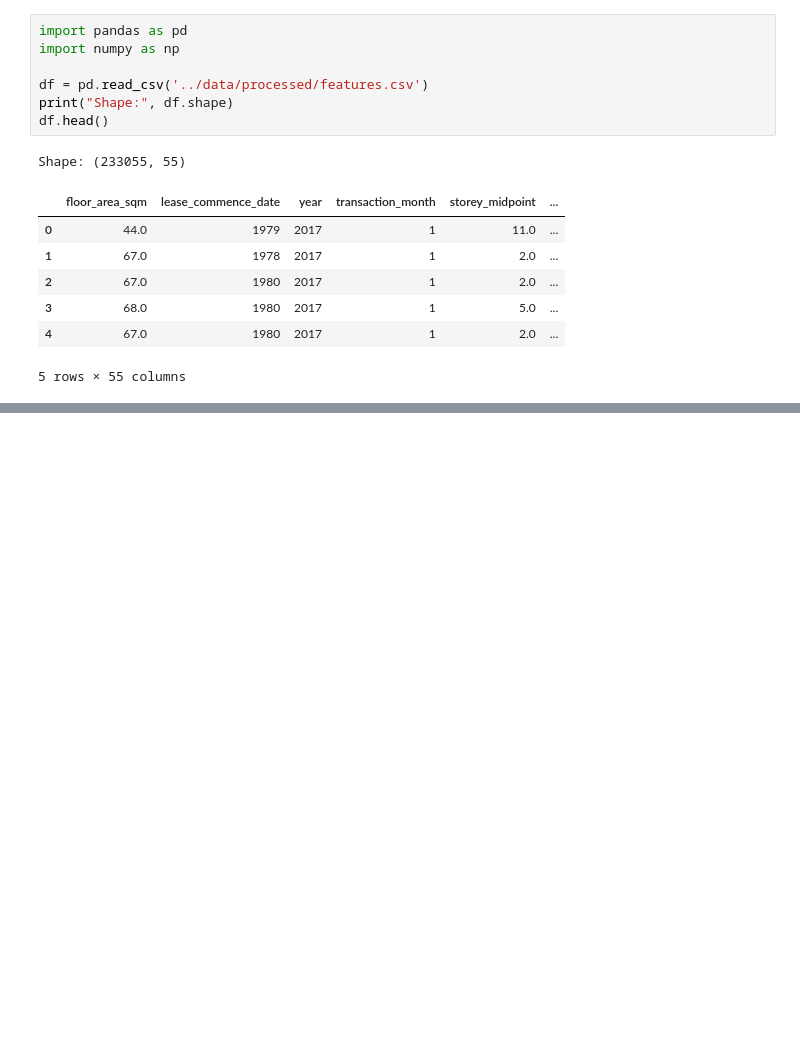
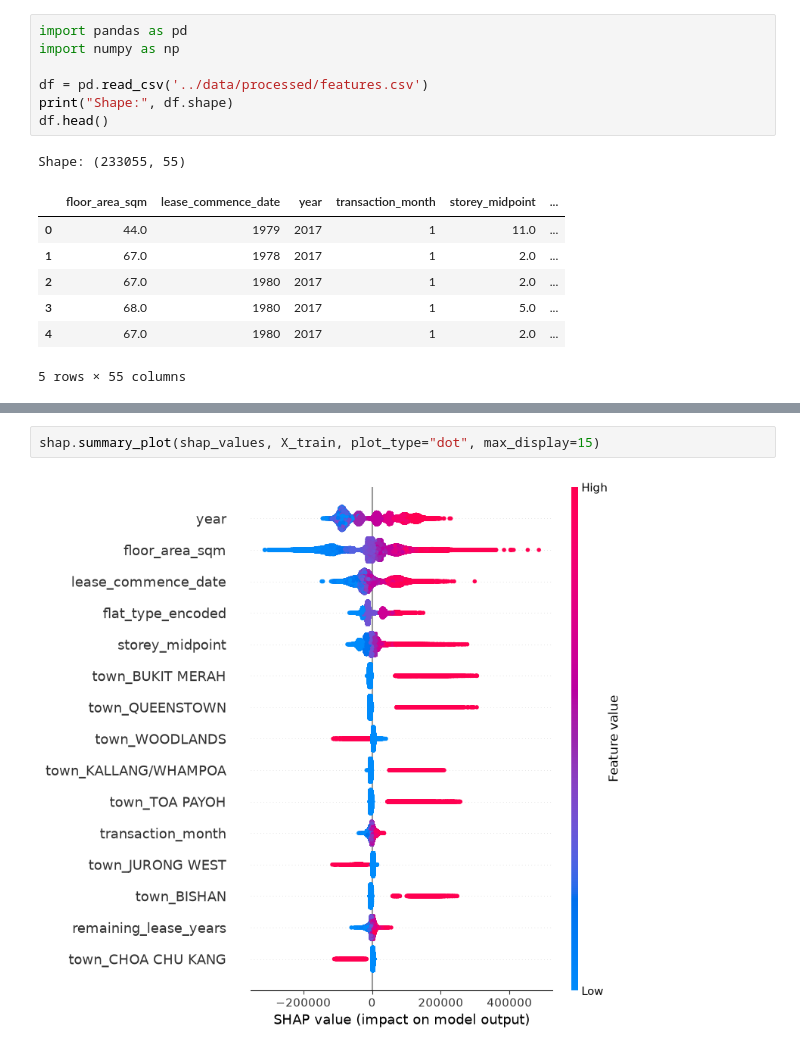
Before and after one commit to XiyanM/resaleradar, a Jupyter notebook: notebooks/03_model_training.ipynb, the cells around one changed output, grey strips where cells are left out. Saved outputs shown, nothing was run; the diff lists cells and outputs as text; blank space fills up the shorter version.

```diff
--- a/notebooks/03_model_training.ipynb
+++ b/notebooks/03_model_training.ipynb
@@ -85,0 +118,4 @@ XGBRegressor(base_score=None, booster=None, callbacks=None,
+# %%
+shap.summary_plot(shap_values, X_train, plot_type="dot", max_display=15)
+# %% [output]
+[figure, added]
```
Also changed, not shown: parts of 8 cells of this notebook, 4 other files.
